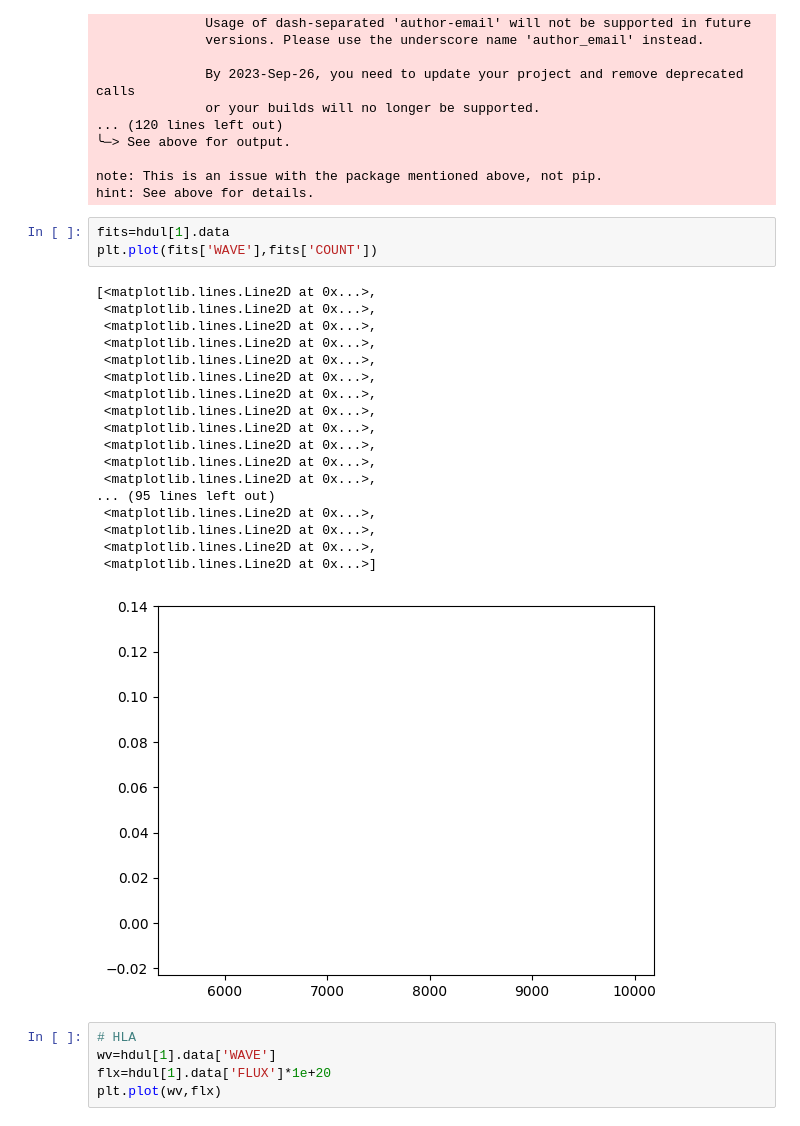
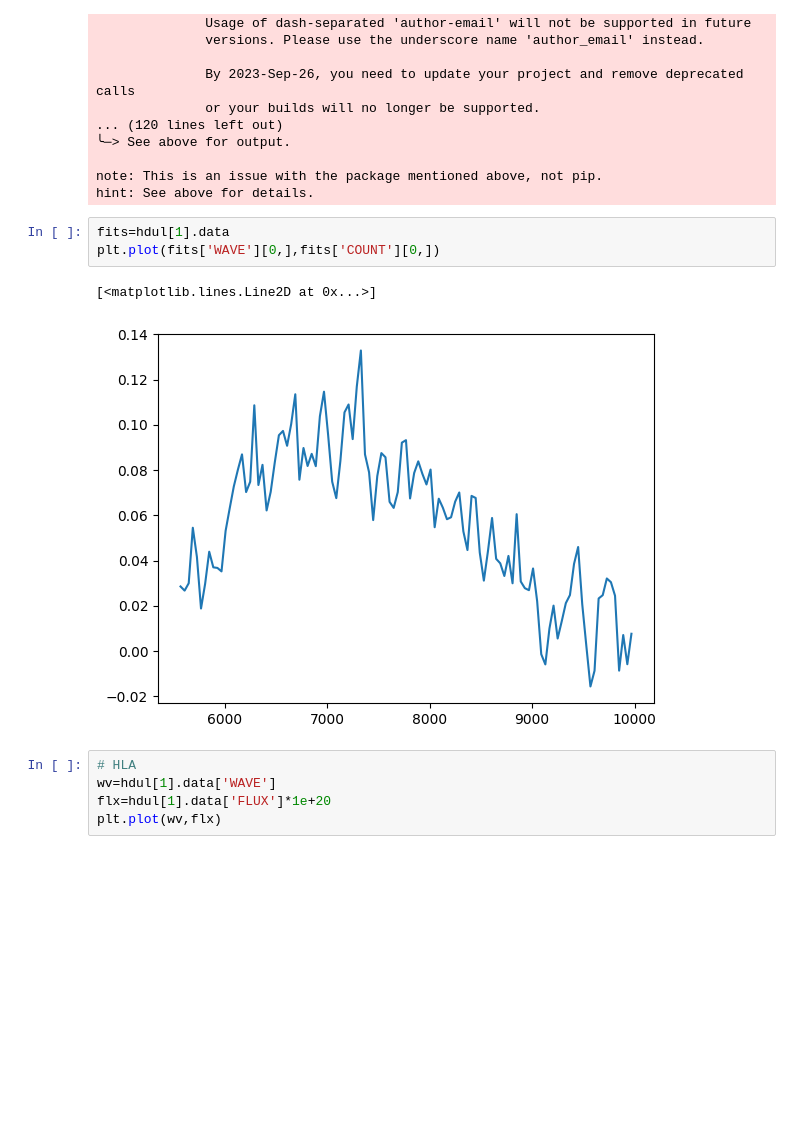
Before and after one commit to mapsm12/GETspectrum, a Jupyter notebook: RBMEASURE.ipynb, the cells around one changed output. Drawn from its saved outputs; the diff is of its cells as text; blank space fills up the shorter version.

```diff
--- a/RBMEASURE.ipynb
+++ b/RBMEASURE.ipynb
@@ -1112,26 +1127,10 @@ note: This is an issue with the package mentioned above, not pip.
 hint: See above for details.
 # %%
 fits=hdul[1].data
-plt.plot(fits['WAVE'],fits['COUNT'])
+plt.plot(fits['WAVE'][0,],fits['COUNT'][0,])
 # %% [output]
-[<matplotlib.lines.Line2D at 0x...>,
- <matplotlib.lines.Line2D at 0x...>,
- <matplotlib.lines.Line2D at 0x...>,
- <matplotlib.lines.Line2D at 0x...>,
- <matplotlib.lines.Line2D at 0x...>,
- <matplotlib.lines.Line2D at 0x...>,
- <matplotlib.lines.Line2D at 0x...>,
- <matplotlib.lines.Line2D at 0x...>,
- <matplotlib.lines.Line2D at 0x...>,
- <matplotlib.lines.Line2D at 0x...>,
- <matplotlib.lines.Line2D at 0x...>,
- <matplotlib.lines.Line2D at 0x...>,
-... (95 lines left out)
- <matplotlib.lines.Line2D at 0x...>,
- <matplotlib.lines.Line2D at 0x...>,
- <matplotlib.lines.Line2D at 0x...>,
- <matplotlib.lines.Line2D at 0x...>]
+[<matplotlib.lines.Line2D at 0x...>]
-[figure, old version]
+[figure, new version]
 # %%
 # HLA
 wv=hdul[1].data['WAVE']
```
Also changed, not shown: parts of 4 cells of this notebook.
